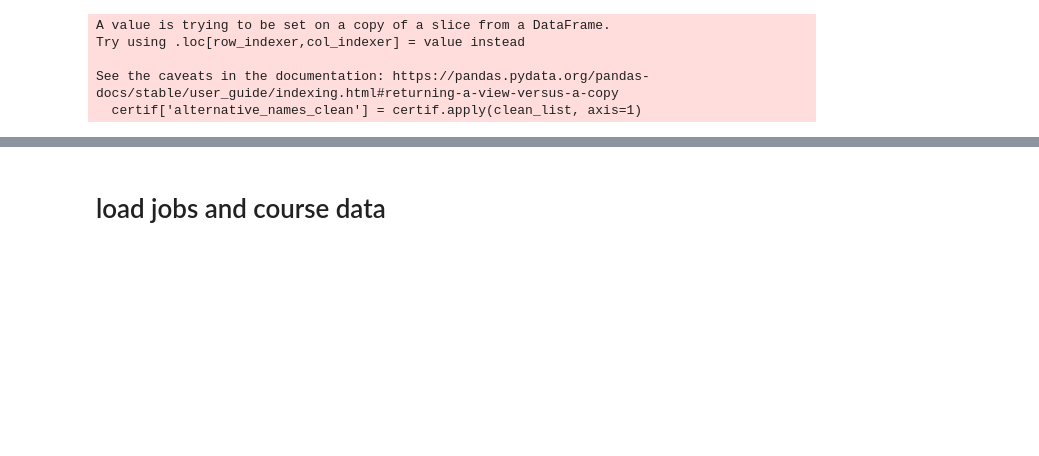
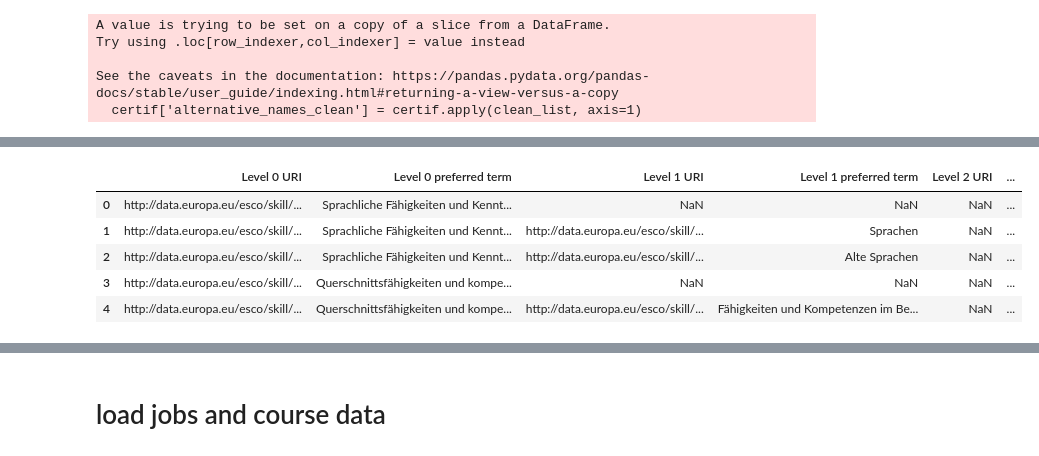
Before and after one commit to epfl-ml4ed/SkillThrills, a Jupyter notebook: notebooks/taxonomy_datasets_processing.ipynb, the cells around one changed output, grey strips where cells are left out. Cells and saved outputs as stored; diff of their text form; code cells hidden in the pictures; blank space fills up the shorter version.

```diff
--- a/notebooks/taxonomy_datasets_processing.ipynb
+++ b/notebooks/taxonomy_datasets_processing.ipynb
@@ -257,0 +240,13 @@ Index(['conceptType', 'conceptUri', 'skillType', 'reuseLevel',
+# %%
+esco = pd.read_csv("../data/taxonomy/ESCO_v1.1.1 _de/skills_de.csv", sep=",")
+print(len(esco)) #13896
+esco = esco[esco["skillType"]=='knowledge']
+print(len(esco)) #3059
+# number of missing values per column
+esco.isnull().sum()
+esco = esco[['conceptUri', 'preferredLabel',  'altLabels', 'description']]
+
+relationskill = pd.read_csv("../data/taxonomy/ESCO_v1.1.1 _de/broaderRelationsSkillPillar_de.csv", sep=",")
+skillshierarchy = pd.read_csv("../data/taxonomy/ESCO_v1.1.1 _de/skillsHierarchy_de.csv", sep=",")
+
+esco.head()
@@ -257,0 +262,9 @@ Index(['conceptType', 'conceptUri', 'skillType', 'reuseLevel',
+# %%
+skillshierarchy.head()
+# %% [output]
+|  | Level 0 URI | Level 0 preferred term | Level 1 URI | Level 1 preferred term | Level 2 URI | ... |
+| 0 | http://data.europa.eu/esco/skill/... | Sprachliche Fähigkeiten und Kennt... | NaN | NaN | NaN | ... |
+| 1 | http://data.europa.eu/esco/skill/... | Sprachliche Fähigkeiten und Kennt... | http://data.europa.eu/esco/skill/... | Sprachen | NaN | ... |
+| 2 | http://data.europa.eu/esco/skill/... | Sprachliche Fähigkeiten und Kennt... | http://data.europa.eu/esco/skill/... | Alte Sprachen | NaN | ... |
+| 3 | http://data.europa.eu/esco/skill/... | Querschnittsfähigkeiten und kompe... | NaN | NaN | NaN | ... |
+| 4 | http://data.europa.eu/esco/skill/... | Querschnittsfähigkeiten und kompe... | http://data.europa.eu/esco/skill/... | Fähigkeiten und Kompetenzen im Be... | NaN | ... |
```
Also changed, not shown: parts of 21 cells of this notebook, 4 other files.
